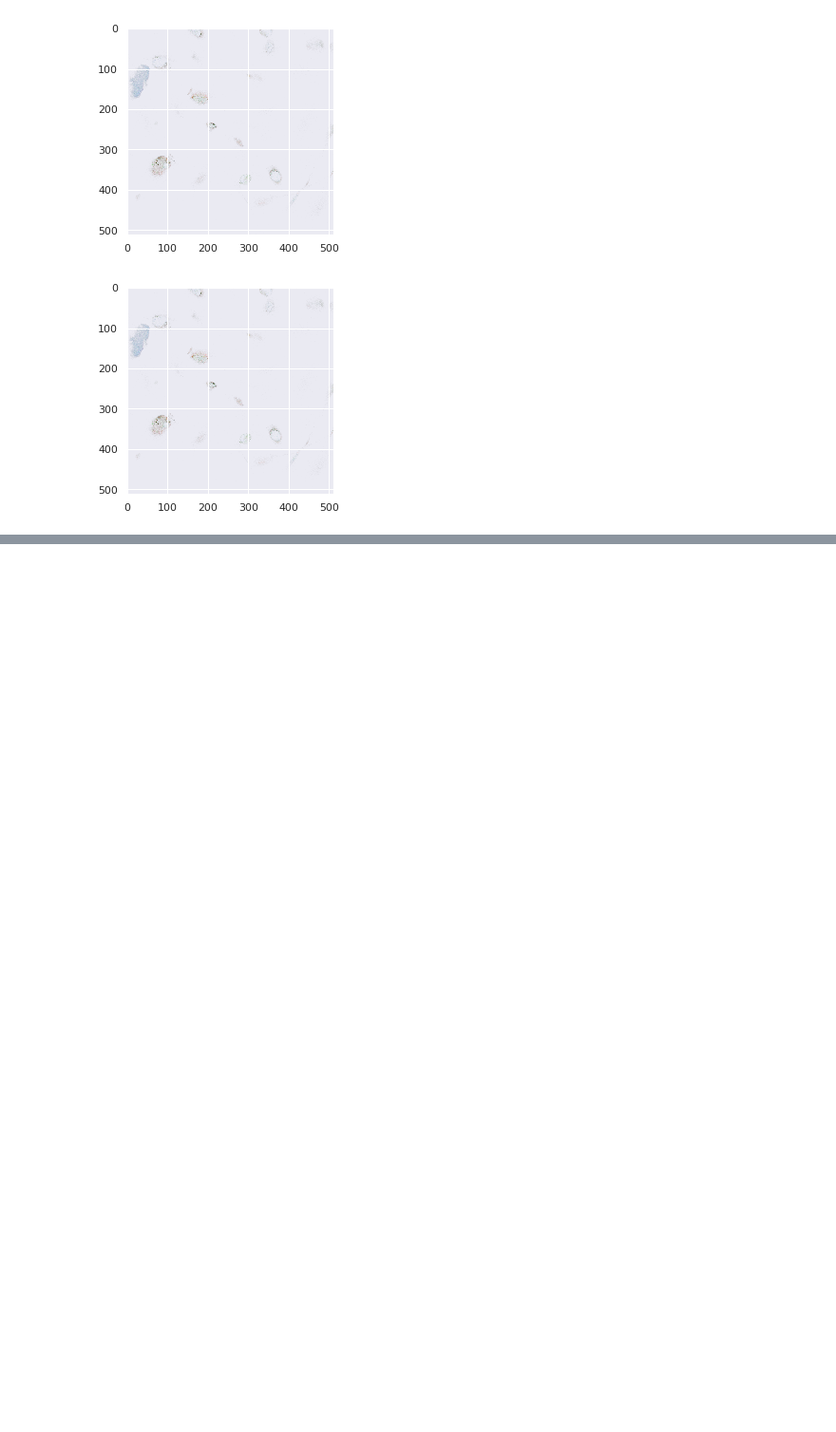
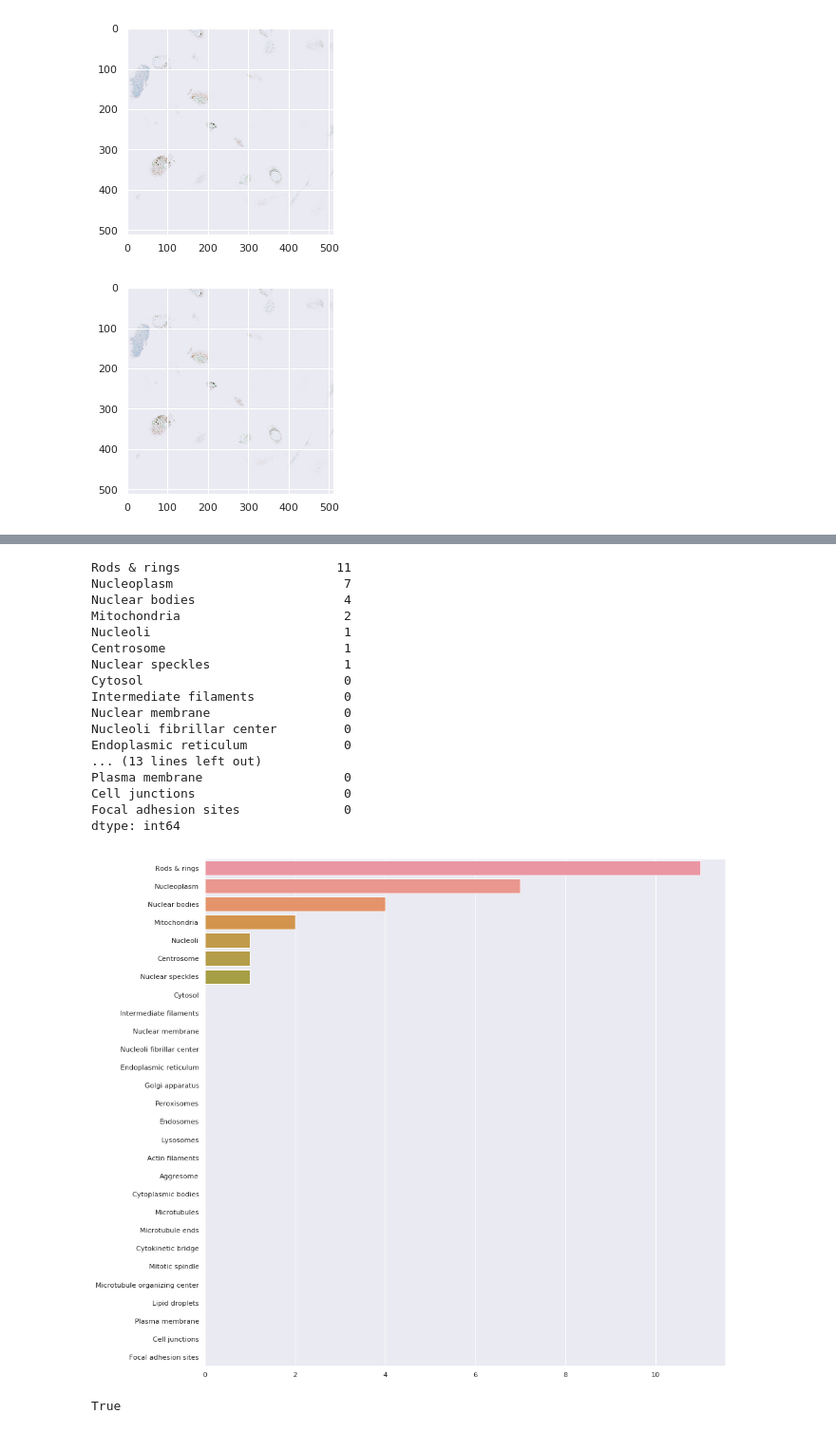
Before and after one commit to ChristophNeuner/human-protein-atlas-image-classification, a Jupyter notebook: train_data_preprop_against_imbalance.ipynb, the cells around one changed output, grey strips where cells are left out. Shown: that part at 95% size. Saved outputs shown, nothing was run; the diff lists cells and outputs as text; code cells hidden in the pictures; blank space fills up the shorter version.

```diff
--- a/train_data_preprop_against_imbalance.ipynb
+++ b/train_data_preprop_against_imbalance.ipynb
@@ -263,6 +278,8 @@ plt.show()
 [figure]
 [figure]
 # %%
+#rare_classes = ['Rods & rings', 'Microtubule ends', 'Lysosomes']
 rare_classes = ['Rods & rings']
-result = get_rare_cls_id_list(rare_cls=rare_classes, df=train_labels);result
+result = get_rare_cls_id_list(rare_cls=rare_classes, df=train_labels)
+len(result)
 # %% [output]
@@ -280,3 +287,4 @@ result = get_rare_cls_id_list(rare_cls=rare_classes, df=train_labels);result
-# %%
-for i in result:
-    open_four_channels_and_save_with_new_id
+# %%
+train_labels = pd.read_csv(STAGE_ONE_DATA/TRAIN_CSV)
+train_multi_df = pd.DataFrame(columns=['Id', 'Target'])
+#train_multi_df = pd.read_csv(STAGE_ONE_DATA/TRAIN_CSV_MULTI)
@@ -282,0 +295,8 @@ for i in result:
+# %%
+for n in range(1):
+    for i in result:
+        target = train_labels.loc[train_labels.Id == i].Target.item()
+        new_id, _ = open_four_channels_and_save_with_new_id(load_path=STAGE_ONE_DATA/TRAIN_PNGS,
+                                                   save_path=STAGE_ONE_DATA/TRAIN_PNGS_MULTI,
+                                                   load_id=i)
+        train_multi_df = train_multi_df.append({'Id':new_id, 'Target':target}, ignore_index=True)
@@ -282,0 +322,21 @@ for i in result:
+# %%
+get_labels_distribution(train_multi_df)
+# %% [output]
+Rods & rings                     11
+Nucleoplasm                       7
+Nuclear bodies                    4
+Mitochondria                      2
+Nucleoli                          1
+Centrosome                        1
+Nuclear speckles                  1
+Cytosol                           0
+Intermediate filaments            0
+Nuclear membrane                  0
+Nucleoli fibrillar center         0
+Endoplasmic reticulum             0
+... (13 lines left out)
+Plasma membrane                   0
+Cell junctions                    0
+Focal adhesion sites              0
+dtype: int64
+[figure, added]
@@ -282,0 +345,5 @@ for i in result:
+# %%
+train_multi_and_original_df = train_labels.append(train_multi_df, ignore_index=True, sort=False)
+train_multi_and_original_df.shape[0]-train_multi_df.shape[0] == train_labels.shape[0]
+# %% [output]
+True
```
Also changed, not shown: parts of 12 cells of this notebook, 3 other files.
